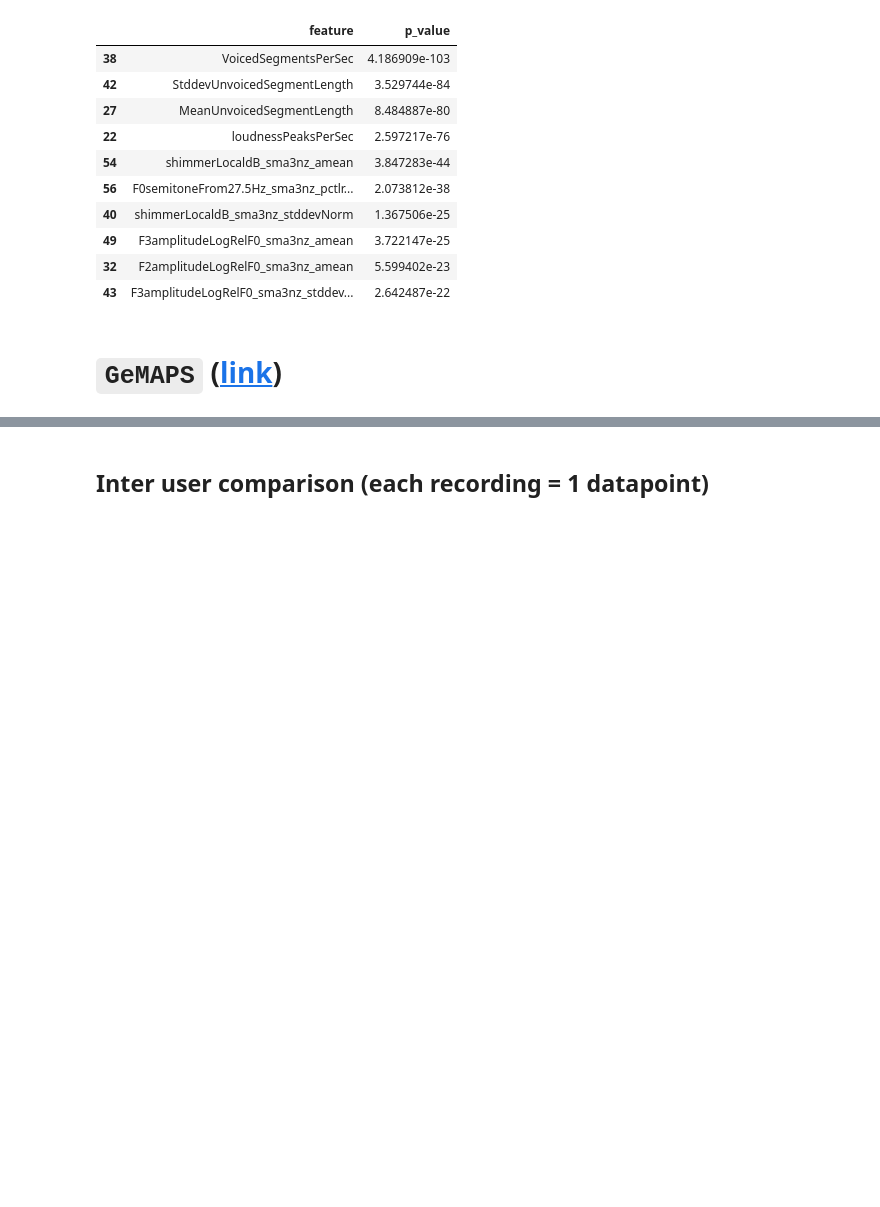
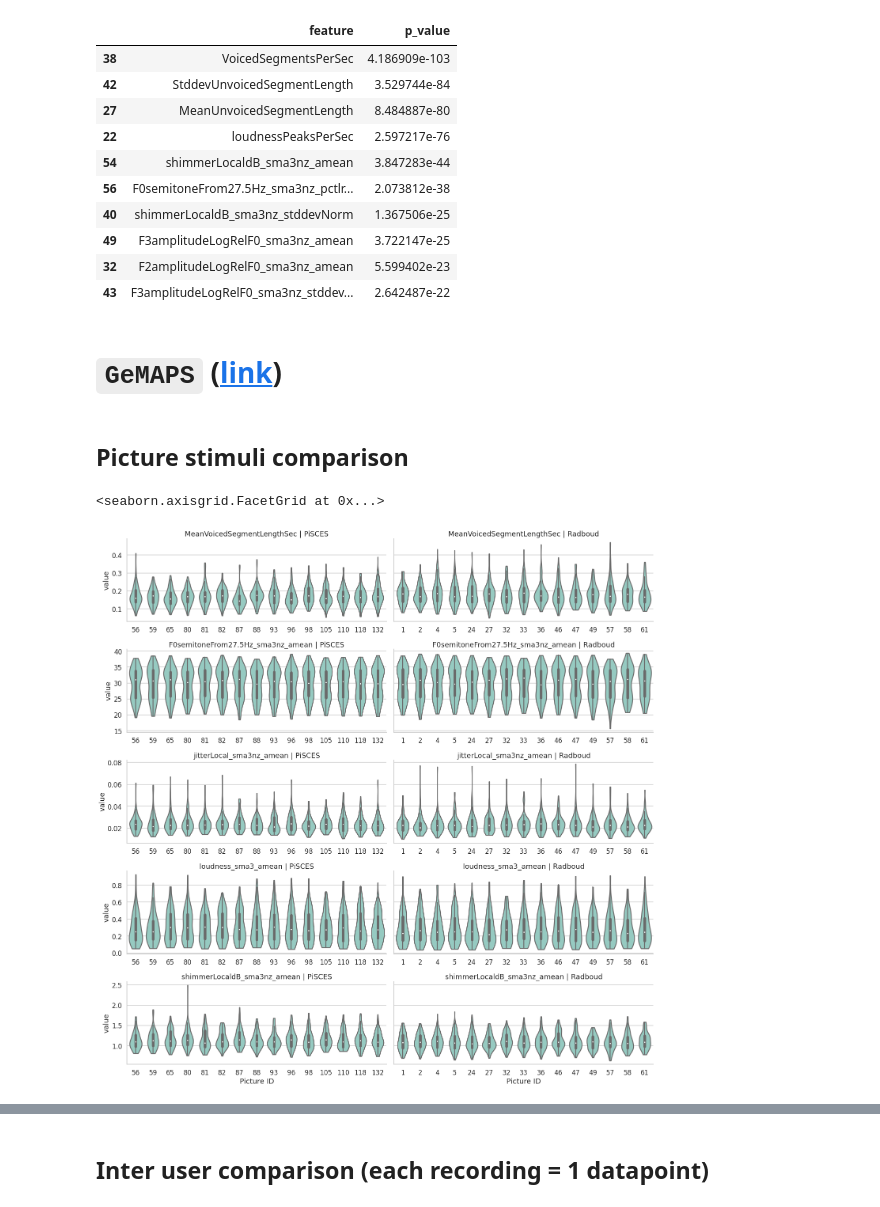
Before and after one commit to predict-idlab/gssp_analysis, a Jupyter notebook: notebooks/0.5.0_OpenSMILE_visualizations.ipynb, the cells around one changed output, grey strips where cells are left out. Saved outputs shown, nothing was run; the diff lists cells and outputs as text; code cells hidden in the pictures; blank space fills up the shorter version.

```diff
--- a/notebooks/0.5.0_OpenSMILE_visualizations.ipynb
+++ b/notebooks/0.5.0_OpenSMILE_visualizations.ipynb
@@ -299,3 +322,64 @@ df_ss_rel.head(10)
 | 43 | F3amplitudeLogRelF0_sma3nz_stddev... | 2.642487e-22 |
 # %% [markdown]
 # `GeMAPS` ([link](https://sail.usc.edu/publications/files/eyben-preprinttaffc-2015.pdf))
+# %% [markdown]
+## Picture stimuli comparison
+# %%
+from __future__ import annotations
+
+def parse_pic_name(pic_str) -> int | str:
+    if 'Rafd' in pic_str:
+        return int(pic_str.split('_')[1])
+    elif 'Picture' in pic_str:
+        return int(pic_str.split(' ')[-1])
+    return pic_str
+
+df_session_feat['pic_name_sh'] = df_session_feat['pic_name'].map(parse_pic_name)
+# %%
+g = sns.catplot(
+    # kind='box', showfliers=False,
+    kind="violin",
+    cut=0,
+    inner="box",
+    data=(
+        df_session_feat[df_session_feat.DB != "marloes"]
+        .melt(
+            id_vars=["DB", "pic_name_sh"],
+            value_vars=[
+                # "loudnessPeaksPerSec",
+                "MeanVoicedSegmentLengthSec",
+                # "MeanUnvoicedSegmentLength",
+                "F0semitoneFrom27.5Hz_sma3nz_amean",
+                "jitterLocal_sma3nz_amean",
+                "loudness_sma3_amean",
+                "shimmerLocaldB_sma3nz_amean",
+            ],
+        )
+        # .assign(pic_name_sh=lambda D: D["pic_name_sh"].astype("str"))
+        .rename(columns={"pic_name_sh": "Picture ID"})
+    ),
+    row="variable",
+    x="Picture ID",
+    col="DB",
+    y="value",
+    sharey="row",
+    sharex=False,
+    height=4,
+    aspect=2.5,
+    # color="lightGreen",
+    color=(0.5529411764705883, 0.8274509803921568, 0.7803921568627451),
+)
+
+# for ax in g.axes[:-1]:
+# hide the x-axis tick labels
+# ax[0].tick_params(axis='x', which='both', bottom=False, top=False, labelbottom=False)
+# ax[1].tick_params(axis='x', which='both', bottom=False, top=False, labelbottom=False)
+
+# rotate x-axis labels
+# g.axes[-1][-1].tick_params(axis='x', rotation=90)
+# g.axes[-1][0].tick_params(axis='x', rotation=90)
+
+g.set_titles("{row_name} | {col_name}")
+# %% [output]
+<seaborn.axisgrid.FacetGrid at 0x...>
+[figure, added]
```
Also changed, not shown: parts of 6 cells of this notebook.
